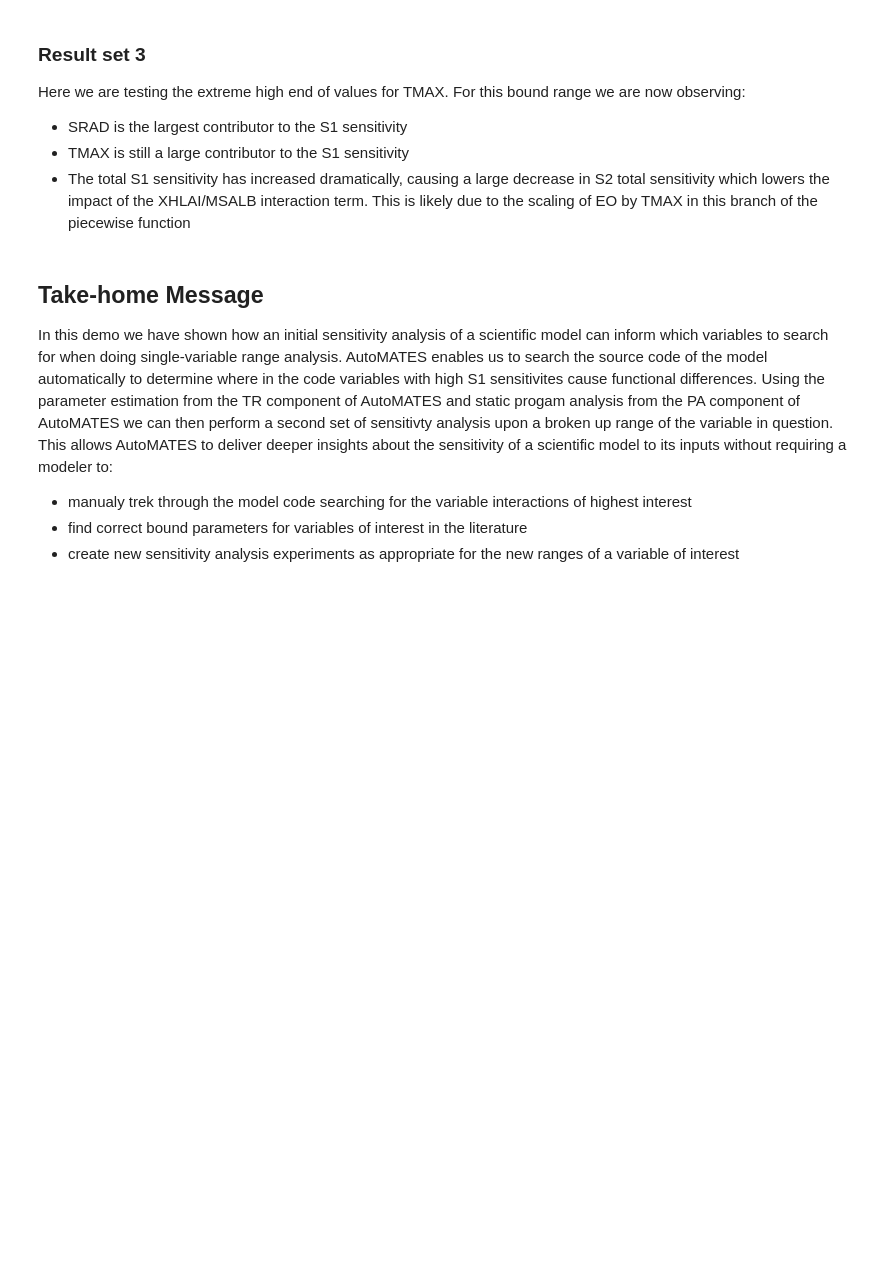
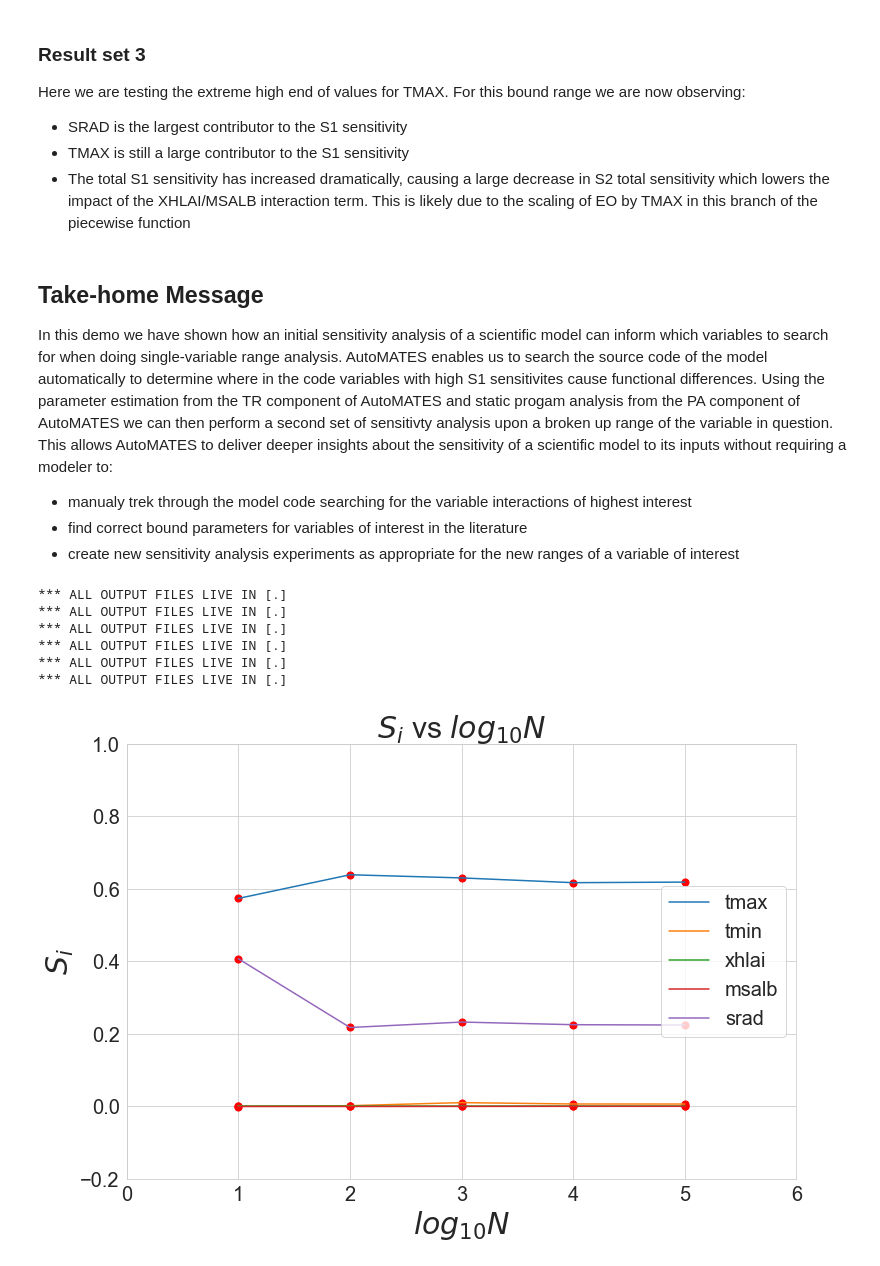
Before and after one commit to ml4ai/automates, a Jupyter notebook: notebooks/single-model-analysis.ipynb, the cells around one changed output. Drawn from its saved outputs; the diff is of its cells as text; code cells hidden in the pictures; blank space fills up the shorter version.

```diff
--- a/notebooks/single-model-analysis.ipynb
+++ b/notebooks/single-model-analysis.ipynb
@@ -175,3 +175,27 @@ In this demo we have shown how an initial sensitivity analysis of a scientific m
 - manualy trek through the model code searching for the variable interactions of highest interest
 - find correct bound parameters for variables of interest in the literature
 - create new sensitivity analysis experiments as appropriate for the new ranges of a variable of interest
+# %%
+# Choosing the bound set
+bounds = {
+        'tmax':[-10.0, 5.0],
+        'tmin':[0.0, 23.9],
+        'srad': [2.45, 27.8],
+        'msalb': [0.18, 0.2],
+        'xhlai': [-0.00001, 0.00001]
+    }
+
+SM = SensitivityModel(model, bounds, sample_list, method)
+df_PETPT_S1, df_PETPT_ST = SM.generate_dataframe()
+indices_lst = SM.generate_indices()
+
+SM.sensitivity_plots(indices_lst, "S1")
+SM.sensitivity_plots(indices_lst, "S2")
+# %% [output]
+*** ALL OUTPUT FILES LIVE IN [.]
+*** ALL OUTPUT FILES LIVE IN [.]
+*** ALL OUTPUT FILES LIVE IN [.]
+*** ALL OUTPUT FILES LIVE IN [.]
+*** ALL OUTPUT FILES LIVE IN [.]
+*** ALL OUTPUT FILES LIVE IN [.]
+[figure, added]
```
Also changed, not shown: parts of 1 cell of this notebook, 1 other file.
